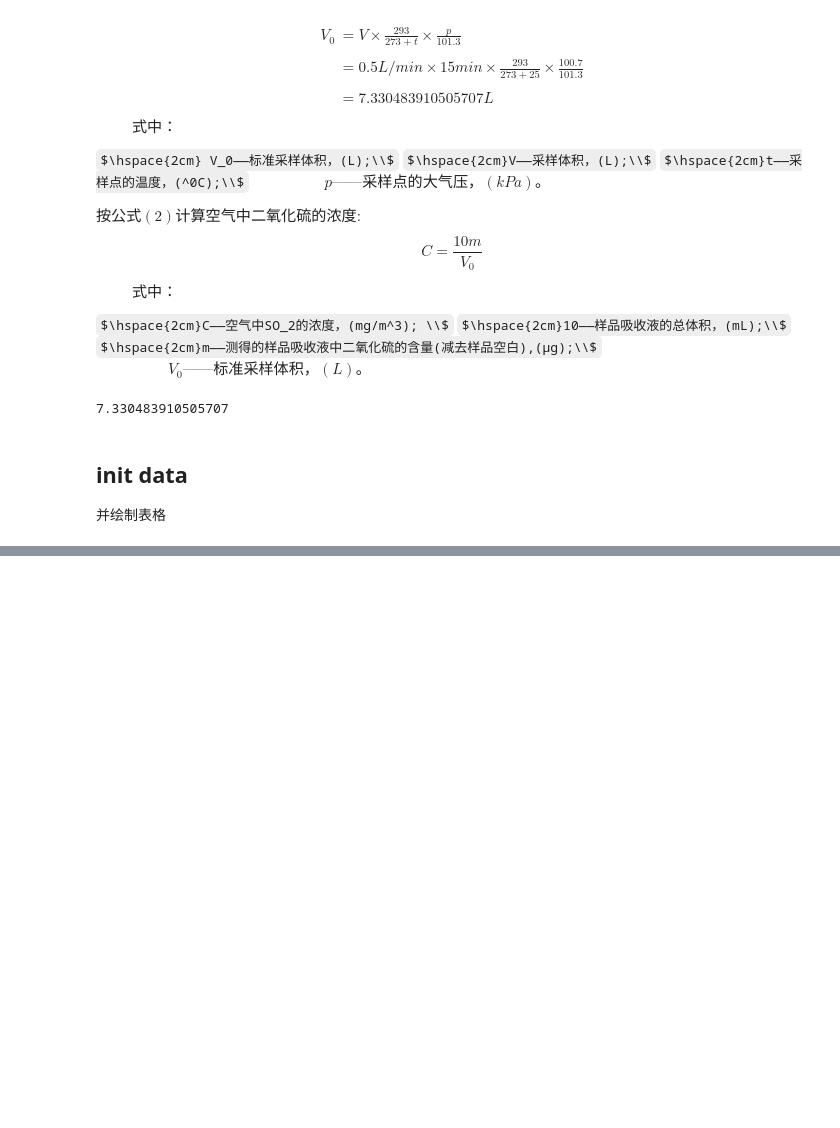
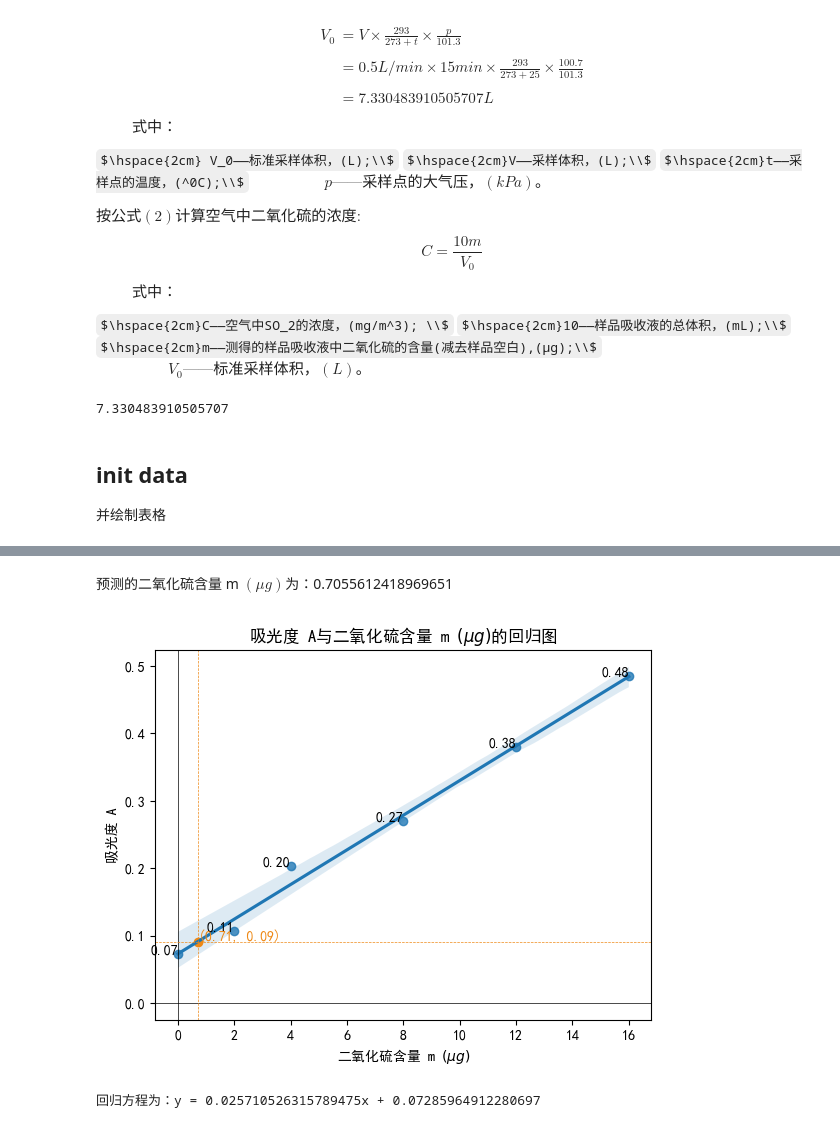
Before and after one commit to Nahida-aa/Physical_and_chemical_inspection_of_water_quality, a Jupyter notebook: 4.ipynb, the cells around one changed output, grey strips where cells are left out. Saved outputs shown, nothing was run; the diff lists cells and outputs as text; code cells hidden in the pictures; some formulas as TeX source; blank space fills up the shorter version.

```diff
--- a/4.ipynb
+++ b/4.ipynb
@@ -47,9 +47,12 @@ $\hspace{2cm}V_0——标准采样体积，(L)。$
 并绘制表格
 # %%
 import numpy as np
+
 # A -> B 二氧化硫含量 m (\mu g)
+x_name = '二氧化硫含量 m ' + r'$(\mu g)$'
 m_x_1 = np.array([0, 2, 4, 8, 12, 16])
 # A -> B 吸光度 A
+y_name = '吸光度 A'
 A_y_1 = np.array([0.086, 0.143, 0.187, 0.211, 0.248, 0.289])
 # A -> B 样品 吸光度 A
 A_y_1s = 0.102
@@ -57,14 +60,21 @@ A_y_1s = 0.102
 m_x_2 = np.array([0, 2, 4, 8, 12, 16])
 # B -> A 吸光度 A
 A_y_2 = np.array([0.073, 0.106, 0.203, 0.270, 0.380, 0.485])
+# print(A_y_2)
 # B -> A 样品 吸光度 A
 A_y_2s = 0.091
 
-# 绘制table
 import pandas as pd
-df = pd.DataFrame({'二氧化硫含量 C ' + r'$(\mu g)$': m_x_1, '吸光度 A': A_y_1})
-new_row = pd.DataFrame({'二氧化硫含量 C ' + r'$(\mu g)$': ['待预测'], '吸光度 A': [A_y_1s]}, index=['样本'])
-df = df.append(new_row)
-# 打印数据框
-# df.T
-# print(df.T.to_markdown().replace("|-", "|:").replace("-|", ":|"))
+import re
+
+def print_table(x_name, x, y_name, y, y_s):
+    # 绘制table
+    df = pd.DataFrame({x_name: x, y_name: y})
+    new_row = pd.DataFrame({x_name: ['待预测'], y_name: [y_s]}, index=['样本'])
+    df = pd.concat([df, new_row])
+    # 打印数据框
+    table_md = df.T.to_markdown().replace("|-", "|:").replace("-|", ":|")
+    table_md = re.sub(r'(\d+\.\d+)', lambda x: '{:.3f}'.format(float(x.group())), table_md)
+    print(table_md)
+# print_table(x_name, m_x_1, y_name, A_y_1, A_y_1s)
+# print_table(x_name, m_x_2, y_name, A_y_2, A_y_2s)
@@ -81,0 +149,6 @@ A -> B 数据:
+# %%
+regression(m_x_2, A_y_2, A_y_2s)
+# %% [output]
+预测的二氧化硫含量 m $(\mu g)$为：0.7055612418969651
+[figure, added]
+回归方程为：y = 0.025710526315789475x + 0.07285964912280697
```
Also changed, not shown: parts of 5 cells of this notebook, 3 other files.
